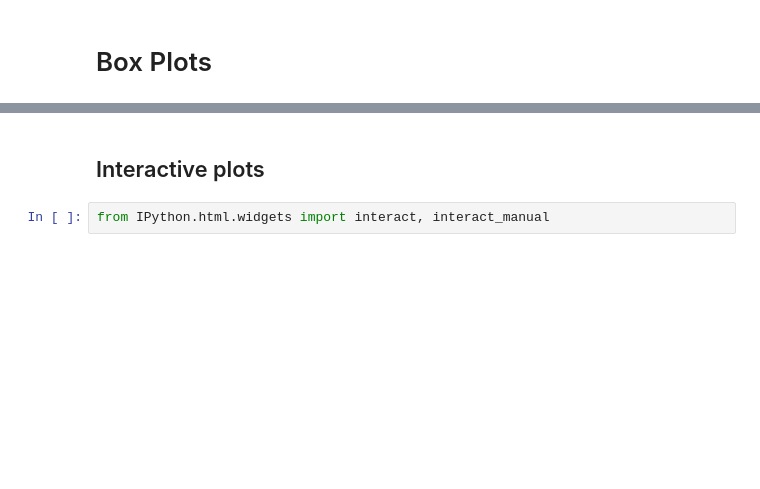
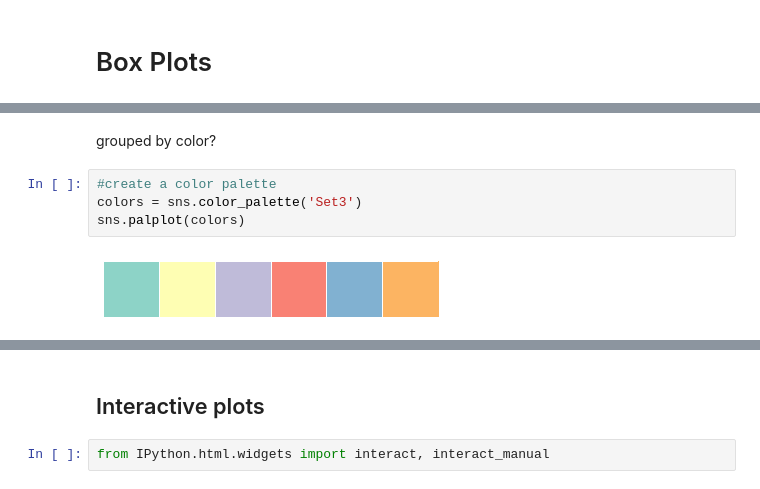
Before and after one commit to sgratzl/ipython-tutorial-VA2015, a Jupyter notebook: 03_Plotting.ipynb, the cells around one changed output, grey strips where cells are left out. Saved outputs shown, nothing was run; the diff lists cells and outputs as text; blank space fills up the shorter version.

```diff
--- a/03_Plotting.ipynb
+++ b/03_Plotting.ipynb
@@ -112,0 +128,8 @@ sns.pairplot(iris);
+# %% [markdown]
+grouped by color?
+# %%
+#create a color palette
+colors = sns.color_palette('Set3')
+sns.palplot(colors)
+# %% [output]
+[figure, added]
```
Also changed, not shown: parts of 26 cells of this notebook.
